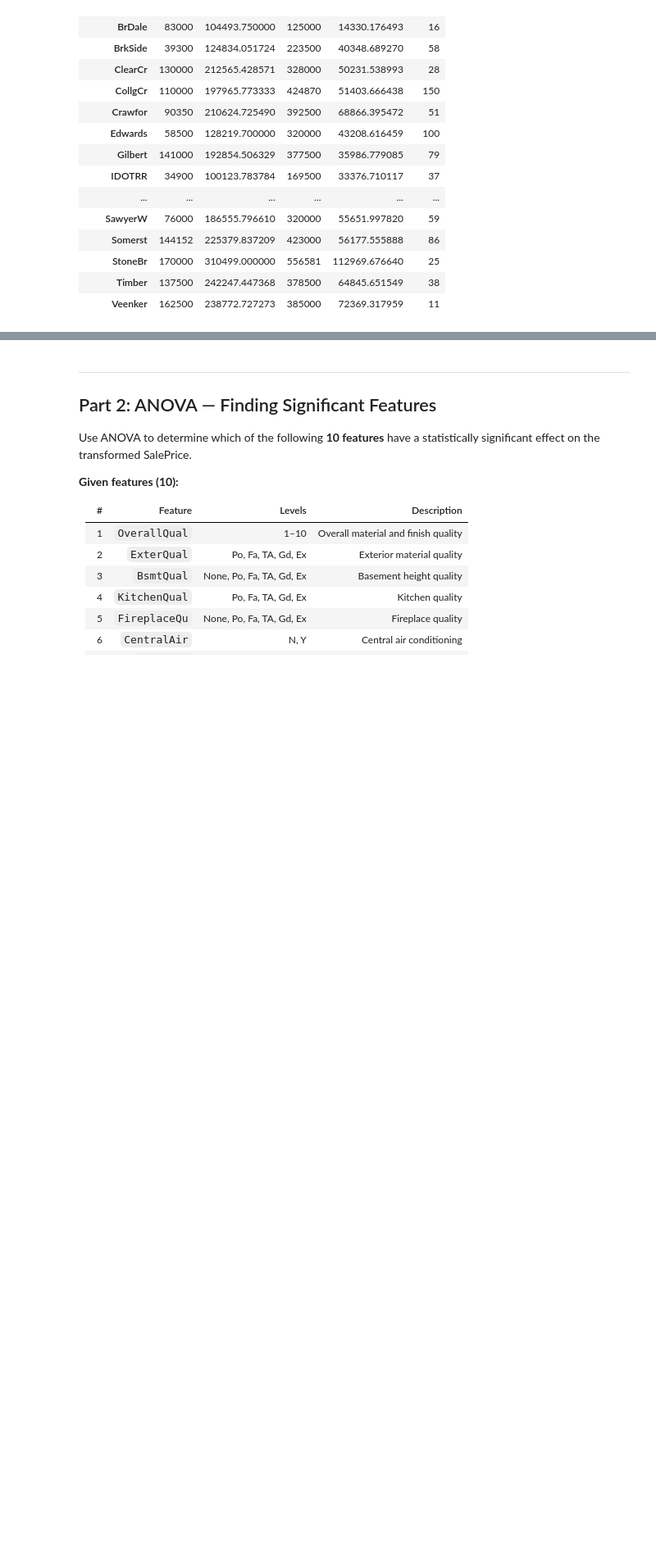
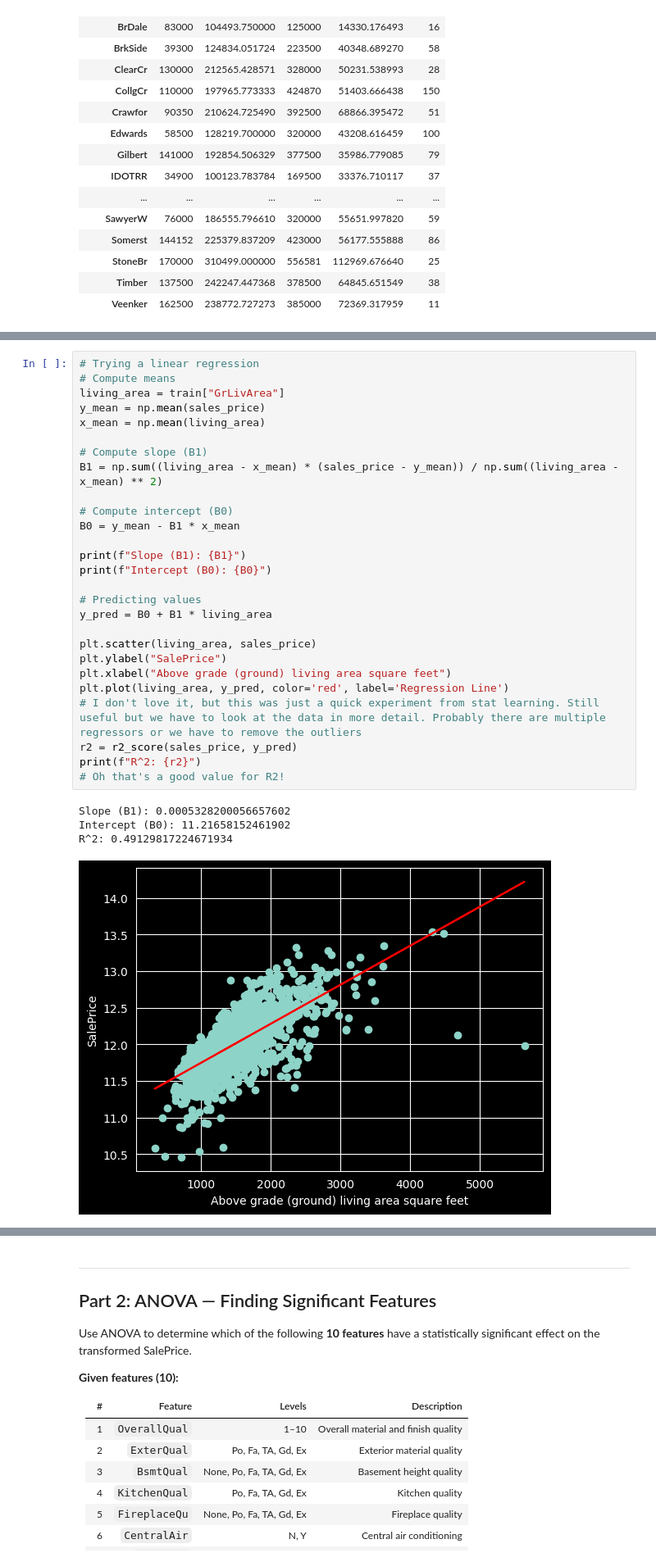
Before and after one commit to cpalescan/cstat, a Jupyter notebook: project_STUDENTID.ipynb, the cells around one changed output, grey strips where cells are left out. Shown at 82% size. Saved outputs shown, nothing was run; the diff lists cells and outputs as text; blank space fills up the shorter version.

```diff
--- a/project_STUDENTID.ipynb
+++ b/project_STUDENTID.ipynb
@@ -245,0 +246,32 @@ Text(0, 0.5, 'Above grade (ground) living area square feet')
+# %%
+# Trying a linear regression
+# Compute means
+living_area = train["GrLivArea"]
+y_mean = np.mean(sales_price)
+x_mean = np.mean(living_area)
+
+# Compute slope (B1)
+B1 = np.sum((living_area - x_mean) * (sales_price - y_mean)) / np.sum((living_area - x_mean) ** 2)
+
+# Compute intercept (B0)
+B0 = y_mean - B1 * x_mean
+
+print(f"Slope (B1): {B1}")
+print(f"Intercept (B0): {B0}")
+
+# Predicting values
+y_pred = B0 + B1 * living_area
+
+plt.scatter(living_area, sales_price)
+plt.ylabel("SalePrice")
+plt.xlabel("Above grade (ground) living area square feet")
+plt.plot(living_area, y_pred, color='red', label='Regression Line')
+# I don't love it, but this was just a quick experiment from stat learning. Still useful but we have to look at the data in more detail. Probably there are multiple regressors or we have to remove the outliers
+r2 = r2_score(sales_price, y_pred)
+print(f"R^2: {r2}")
+# Oh that's a good value for R2!
+# %% [output]
+Slope (B1): 0.0005328200056657602
+Intercept (B0): 11.21658152461902
+R^2: 0.49129817224671934
+[figure, added]
```
Also changed, not shown: parts of 9 cells of this notebook.
